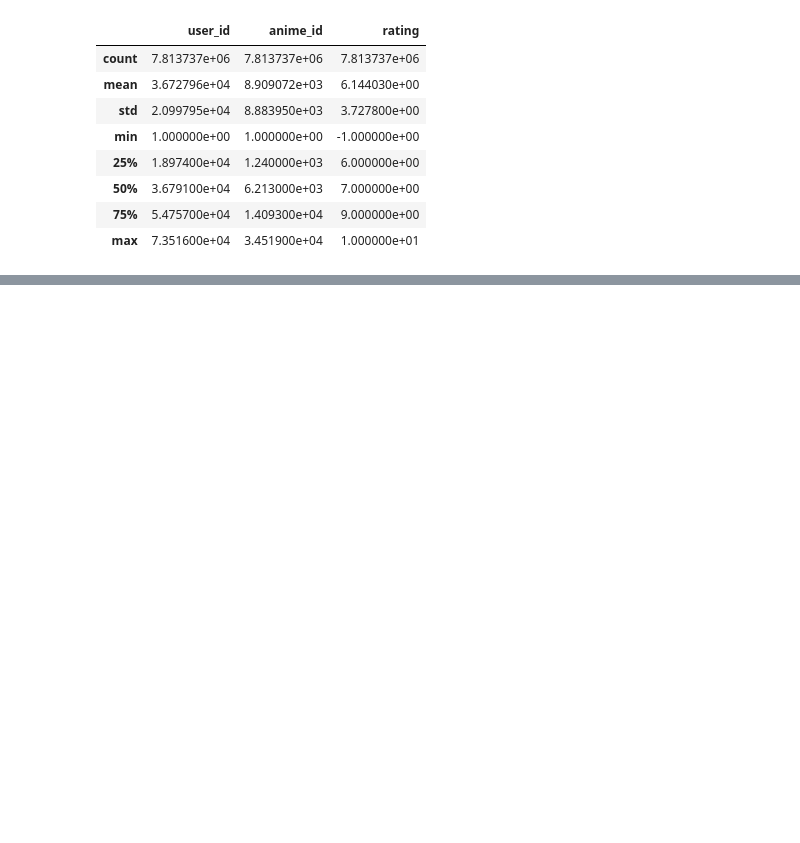
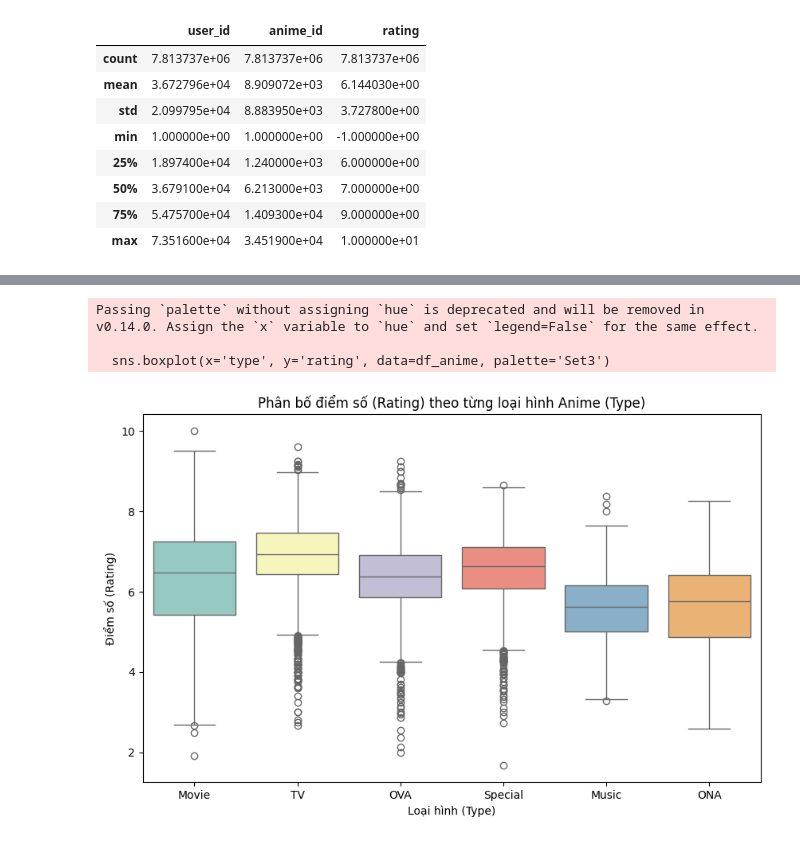
Before and after one commit to NguyenHung2604/Anime-Recommender-System, a Jupyter notebook: main.ipynb, the cells around one changed output, grey strips where cells are left out. Saved outputs shown, nothing was run; the diff lists cells and outputs as text; code cells hidden in the pictures; blank space fills up the shorter version.

```diff
--- a/main.ipynb
+++ b/main.ipynb
@@ -51,0 +116,16 @@ rating.describe()
+# %%
+# kiem tra type anh huong den diem so nhu the nao
+plt.figure(figsize=(10, 6))
+
+# Vẽ biểu đồ Boxplot: Trục X là Type, Trục Y là Rating
+sns.boxplot(x='type', y='rating', data=df_anime, palette='Set3')
+
+plt.title('Phân bố điểm số (Rating) theo từng loại hình Anime (Type)')
+plt.xlabel('Loại hình (Type)')
+plt.ylabel('Điểm số (Rating)')
+plt.show()
+# %% [output]
+Passing `palette` without assigning `hue` is deprecated and will be removed in v0.14.0. Assign the `x` variable to `hue` and set `legend=False` for the same effect.
+
+  sns.boxplot(x='type', y='rating', data=df_anime, palette='Set3')
+[figure, added]
```
Also changed, not shown: parts of 12 cells of this notebook.
